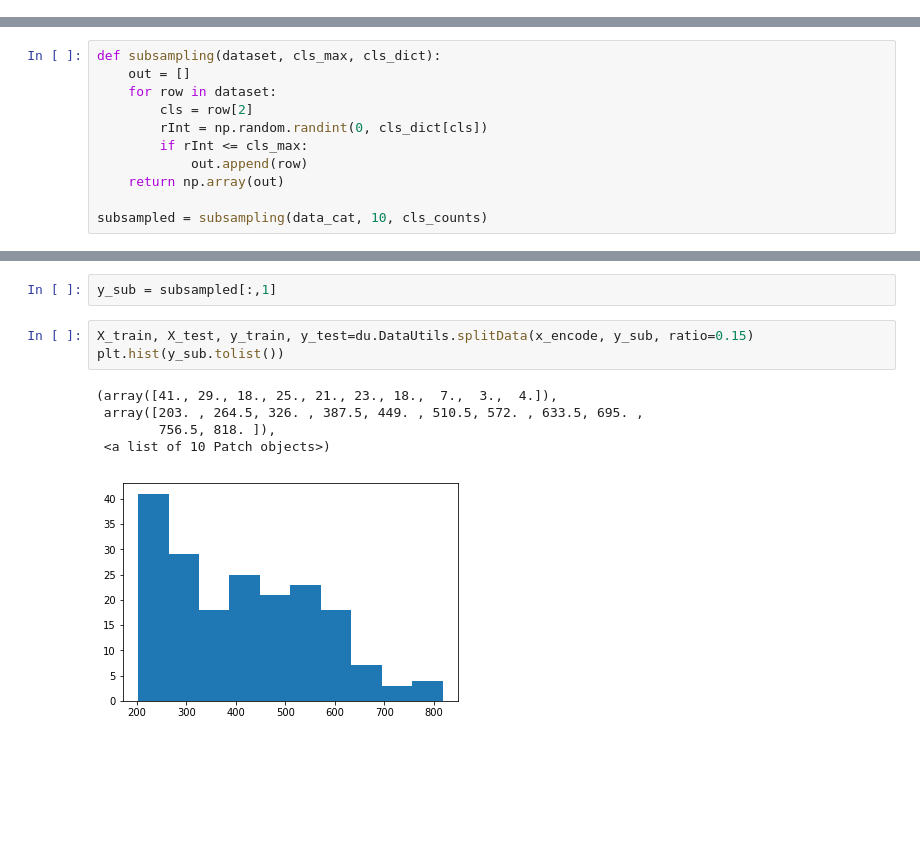
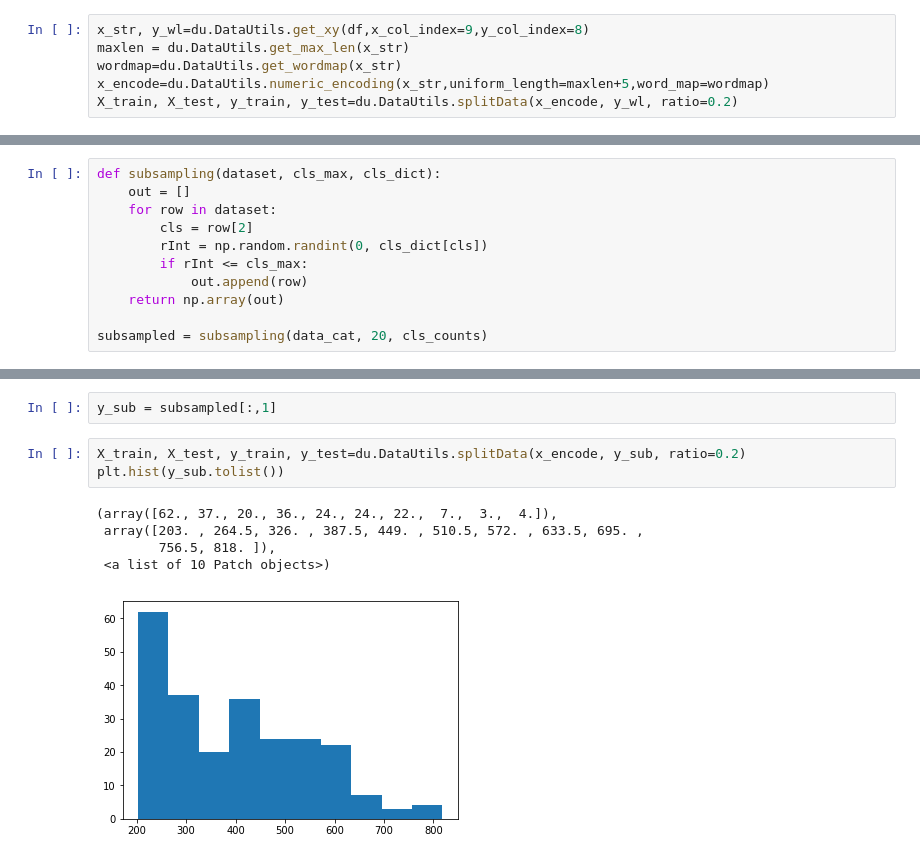
Before and after one commit to emissible/SPEEDCOM, a Jupyter notebook: SPEEDCOM/models/encode_smiles.ipynb, the cells around one changed output, grey strips where cells are left out. Cells and saved outputs as stored; diff of their text form; blank space fills up the shorter version.

```diff
--- a/SPEEDCOM/models/encode_smiles.ipynb
+++ b/SPEEDCOM/models/encode_smiles.ipynb
@@ -240,0 +243,6 @@ After 175 epochs total, train absolute error ~18nm, val absolute error ~60
+# %%
+x_str, y_wl=du.DataUtils.get_xy(df,x_col_index=9,y_col_index=8)
+maxlen = du.DataUtils.get_max_len(x_str)
+wordmap=du.DataUtils.get_wordmap(x_str)
+x_encode=du.DataUtils.numeric_encoding(x_str,uniform_length=maxlen+5,word_map=wordmap)
+X_train, X_test, y_train, y_test=du.DataUtils.splitData(x_encode, y_wl, ratio=0.2)
@@ -377,7 +558,7 @@ def subsampling(dataset, cls_max, cls_dict):
             out.append(row)
     return np.array(out)
 
-subsampled = subsampling(data_cat, 10, cls_counts)
+subsampled = subsampling(data_cat, 20, cls_counts)
 # %%
 subsampled[:,1].shape
 # %% [output]
@@ -387,14 +568,14 @@ x_encode=du.DataUtils.numeric_encoding(subsampled[:,0],uniform_length=maxlen+5,w
 # %%
 y_sub = subsampled[:,1]
 # %%
-X_train, X_test, y_train, y_test=du.DataUtils.splitData(x_encode, y_sub, ratio=0.15)
+X_train, X_test, y_train, y_test=du.DataUtils.splitData(x_encode, y_sub, ratio=0.2)
 plt.hist(y_sub.tolist())
 # %% [output]
-(array([41., 29., 18., 25., 21., 23., 18.,  7.,  3.,  4.]),
+(array([62., 37., 20., 36., 24., 24., 22.,  7.,  3.,  4.]),
  array([203. , 264.5, 326. , 387.5, 449. , 510.5, 572. , 633.5, 695. ,
         756.5, 818. ]),
  <a list of 10 Patch objects>)
-[figure, old version]
+[figure, new version]
 # %%
 hidden_size = 50
 model = Sequential()
```
Also changed, not shown: parts of 49 cells of this notebook, 2 other files.
